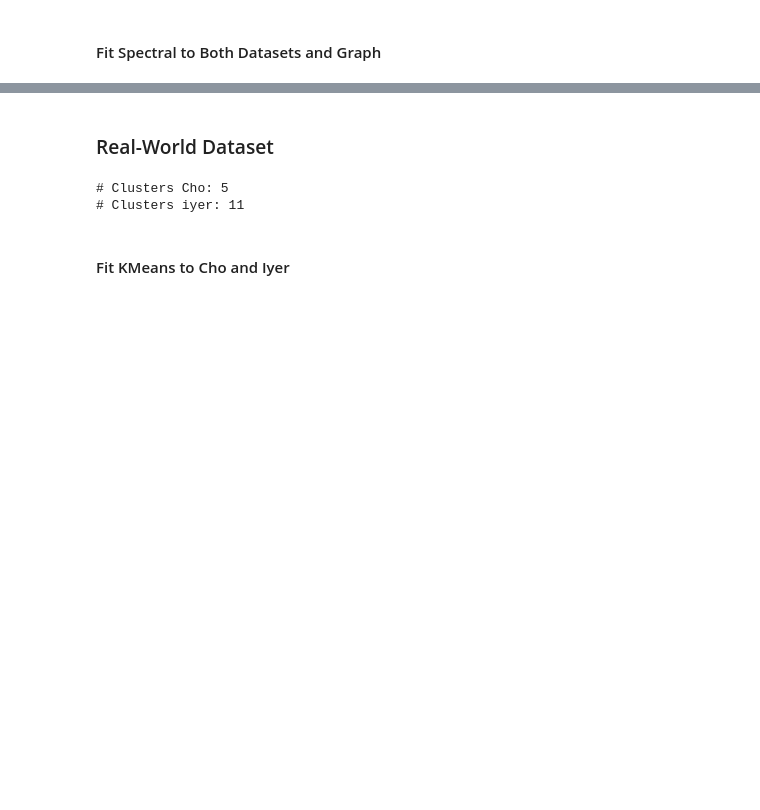
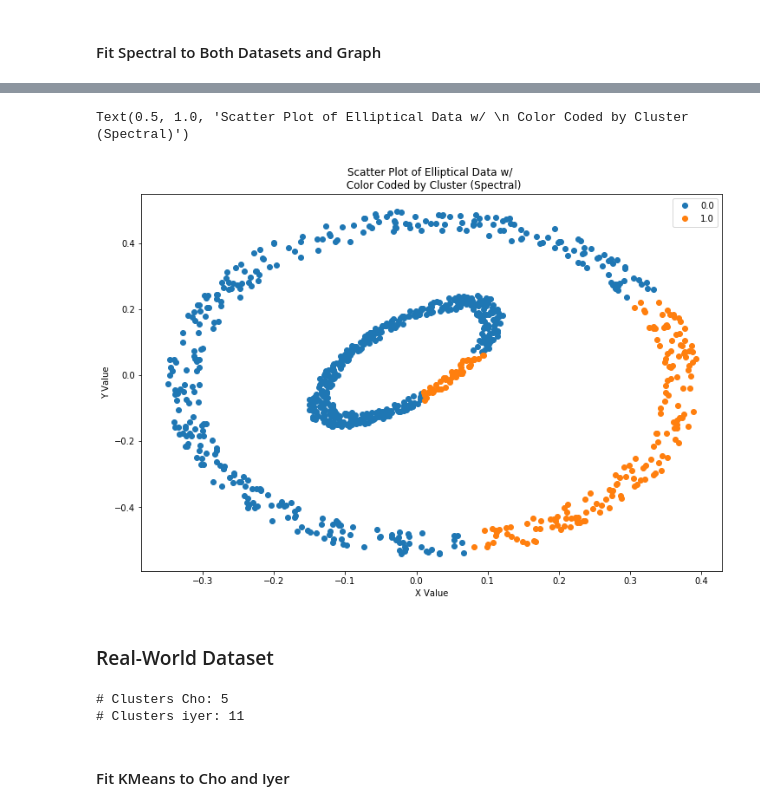
Before and after one commit to byekelchik/clustering_from_scratch, a Jupyter notebook: code.ipynb, the cells around one changed output, grey strips where cells are left out. Cells and saved outputs as stored; diff of their text form; code cells hidden in the pictures; blank space fills up the shorter version.

```diff
--- a/code.ipynb
+++ b/code.ipynb
@@ -255,14 +215,20 @@ def spectral_clustering(data,k,tol,normalization,similarity,init_random):
 # %%
-# elliptical['spectral_cluster'] = result_elliptical_spectral
-# clustered_data = elliptical.groupby("spectral_cluster")
-# fig, ax = plt.subplots()
-# fig.set_size_inches(12,8)
-# for name, group in clustered_data:
-#     ax.plot(group.x, group.y, marker='o', linestyle='', label=name)
-# ax.legend(numpoints=1, loc='upper left')
-# ax.set_xlabel('X Value')
-# ax.set_ylabel('Y Value')
-# ax.set_title('Scatter Plot of Elliptical Data w/ \n Color Coded by Cluster (Spectral)')
+result_elliptical_spectral = spectral_clustering(np_elliptical,sigma = 2,tol=.001,k=2,
+                            normalization = False,similarity= 'cosine',init_random = False,epsilon=.6)
+
+elliptical['spectral_cluster'] = result_elliptical_spectral
+clustered_data = elliptical.groupby("spectral_cluster")
+fig, ax = plt.subplots()
+fig.set_size_inches(12,8)
+for name, group in clustered_data:
+    ax.plot(group.x, group.y, marker='o', linestyle='', label=name)
+ax.legend(numpoints=1, loc='upper right')
+ax.set_xlabel('X Value')
+ax.set_ylabel('Y Value')
+ax.set_title('Scatter Plot of Elliptical Data w/ \n Color Coded by Cluster (Spectral)')
+# %% [output]
+Text(0.5, 1.0, 'Scatter Plot of Elliptical Data w/ \n Color Coded by Cluster (Spectral)')
+[figure, added]
 # %% [markdown]
 ### Real-World Dataset
 # %%
```
Also changed, not shown: parts of 27 cells of this notebook.
